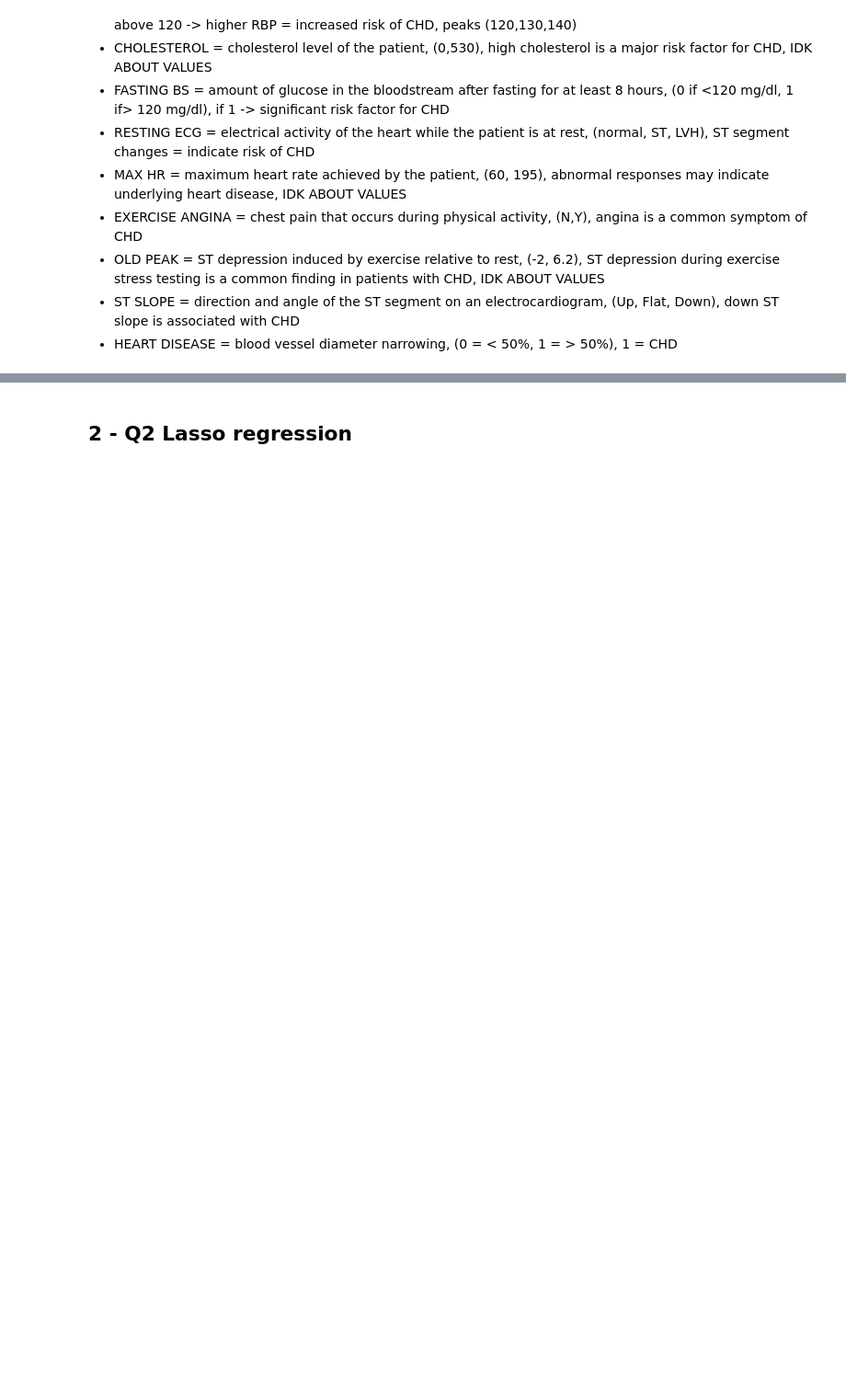
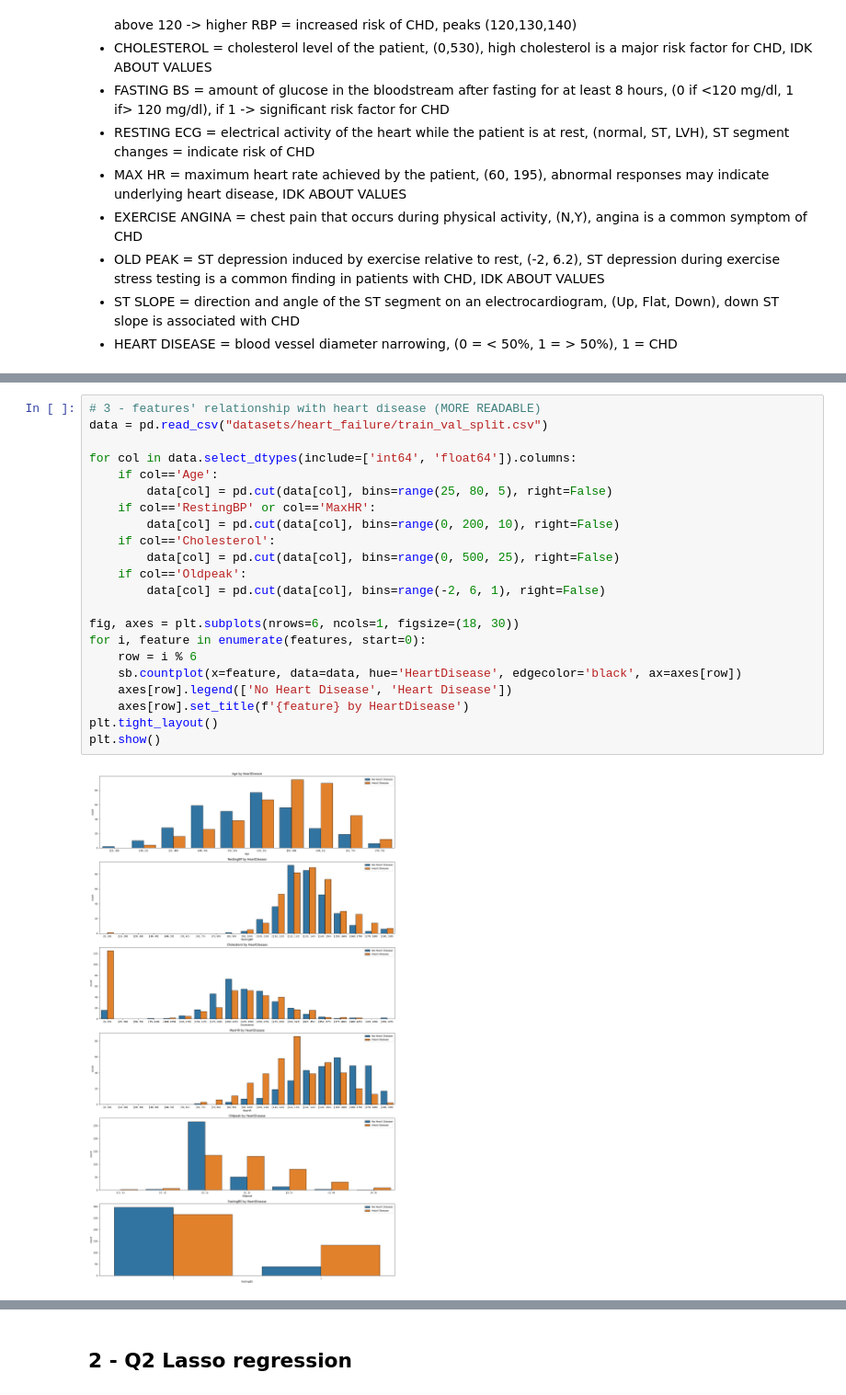
Before and after one commit to nexusfb/ETH-MLxHC-Interpretable-Medical-Data-Classification, a Jupyter notebook: pjt1_pt1.ipynb, the cells around one changed output, grey strips where cells are left out. Shown at 92% size. Cells and saved outputs as stored; diff of their text form; blank space fills up the shorter version.

```diff
--- a/pjt1_pt1.ipynb
+++ b/pjt1_pt1.ipynb
@@ -238,0 +130,24 @@ Name: HeartDisease, dtype: float64
+# %%
+# 3 - features' relationship with heart disease (MORE READABLE)
+data = pd.read_csv("datasets/heart_failure/train_val_split.csv")
+
+for col in data.select_dtypes(include=['int64', 'float64']).columns:
+    if col=='Age':
+        data[col] = pd.cut(data[col], bins=range(25, 80, 5), right=False)
+    if col=='RestingBP' or col=='MaxHR':
+        data[col] = pd.cut(data[col], bins=range(0, 200, 10), right=False)
+    if col=='Cholesterol':
+        data[col] = pd.cut(data[col], bins=range(0, 500, 25), right=False)
+    if col=='Oldpeak':
+        data[col] = pd.cut(data[col], bins=range(-2, 6, 1), right=False)
+
+fig, axes = plt.subplots(nrows=6, ncols=1, figsize=(18, 30))
+for i, feature in enumerate(features, start=0):
+    row = i % 6
+    sb.countplot(x=feature, data=data, hue='HeartDisease', edgecolor='black', ax=axes[row])
+    axes[row].legend(['No Heart Disease', 'Heart Disease'])
+    axes[row].set_title(f'{feature} by HeartDisease')
+plt.tight_layout()
+plt.show()
+# %% [output]
+[figure, added]
```
Also changed, not shown: parts of 57 cells of this notebook.
